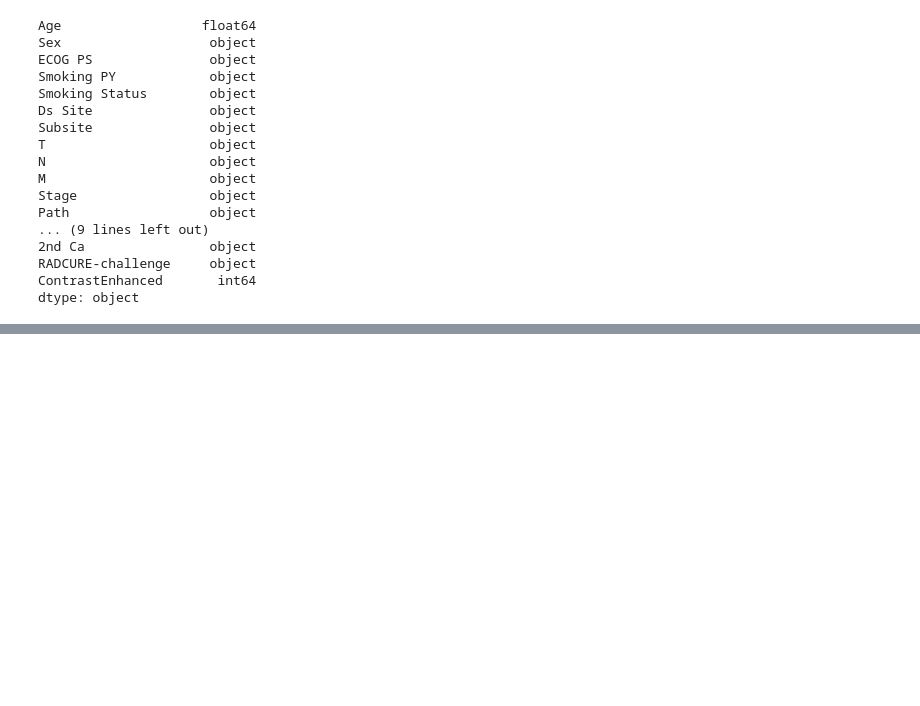
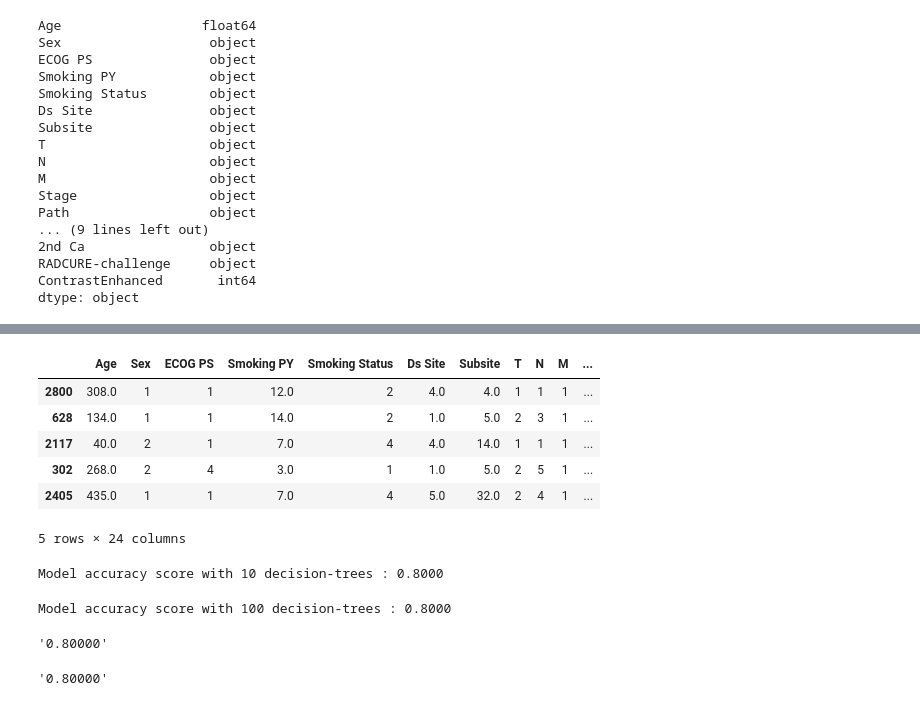
Before and after one commit to aleksandra-maciruta/BINF5507, a Jupyter notebook: Assignment_4/Scripts/main.ipynb, the cells around one changed output, grey strips where cells are left out. Cells and saved outputs as stored; diff of their text form; code cells hidden in the pictures; blank space fills up the shorter version.

```diff
--- a/Assignment_4/Scripts/main.ipynb
+++ b/Assignment_4/Scripts/main.ipynb
@@ -897,0 +622,76 @@ ValueError: event indicator must be binary
+# %%
+X_test.head()
+# %% [output]
+|  | Age | Sex | ECOG PS | Smoking PY | Smoking Status | Ds Site | Subsite | T | N | M | ... |
+| 2800 | 308.0 | 1 | 1 | 12.0 | 2 | 4.0 | 4.0 | 1 | 1 | 1 | ... |
+| 628 | 134.0 | 1 | 1 | 14.0 | 2 | 1.0 | 5.0 | 2 | 3 | 1 | ... |
+| 2117 | 40.0 | 2 | 1 | 7.0 | 4 | 4.0 | 14.0 | 1 | 1 | 1 | ... |
+| 302 | 268.0 | 2 | 4 | 3.0 | 1 | 1.0 | 5.0 | 2 | 5 | 1 | ... |
+| 2405 | 435.0 | 1 | 1 | 7.0 | 4 | 5.0 | 32.0 | 2 | 4 | 1 | ... |
+5 rows × 24 columns
+# %%
+# import Random Forest classifier
+
+from sklearn.ensemble import RandomForestClassifier
+
+
+
+# instantiate the classifier
+
+rfc = RandomForestClassifier(random_state=0)
+
+
+
+# fit the model
+
+rfc.fit(X_train, y_train)
+
+
+
+# Predict the Test set results
+
+y_pred = rfc.predict(X_test)
+
+
+
+# Check accuracy score
+
+from sklearn.metrics import accuracy_score
+
+print('Model accuracy score with 10 decision-trees : {0:0.4f}'. format(accuracy_score(y_test, y_pred)))
+# %% [output]
+Model accuracy score with 10 decision-trees : 0.8000
+# %%
+# instantiate the classifier with n_estimators = 100
+
+rfc_100 = RandomForestClassifier(n_estimators=100, random_state=0)
+
+
+
+# fit the model to the training set
+
+rfc_100.fit(X_train, y_train)
+
+
+
+# Predict on the test set results
+
+y_pred_100 = rfc_100.predict(X_test)
+
+
+
+# Check accuracy score
+
+print('Model accuracy score with 100 decision-trees : {0:0.4f}'. format(accuracy_score(y_test, y_pred_100)))
+# %% [output]
+Model accuracy score with 100 decision-trees : 0.8000
+# %%
+c_index = rfc_100.score(X_test, y_test)
+f"{c_index:.5f}"
+# %% [output]
+'0.80000'
+# %%
+c_index = rfc.score(X_test, y_test)
+f"{c_index:.5f}"
+# %% [output]
+'0.80000'
```
Also changed, not shown: parts of 16 cells of this notebook.
